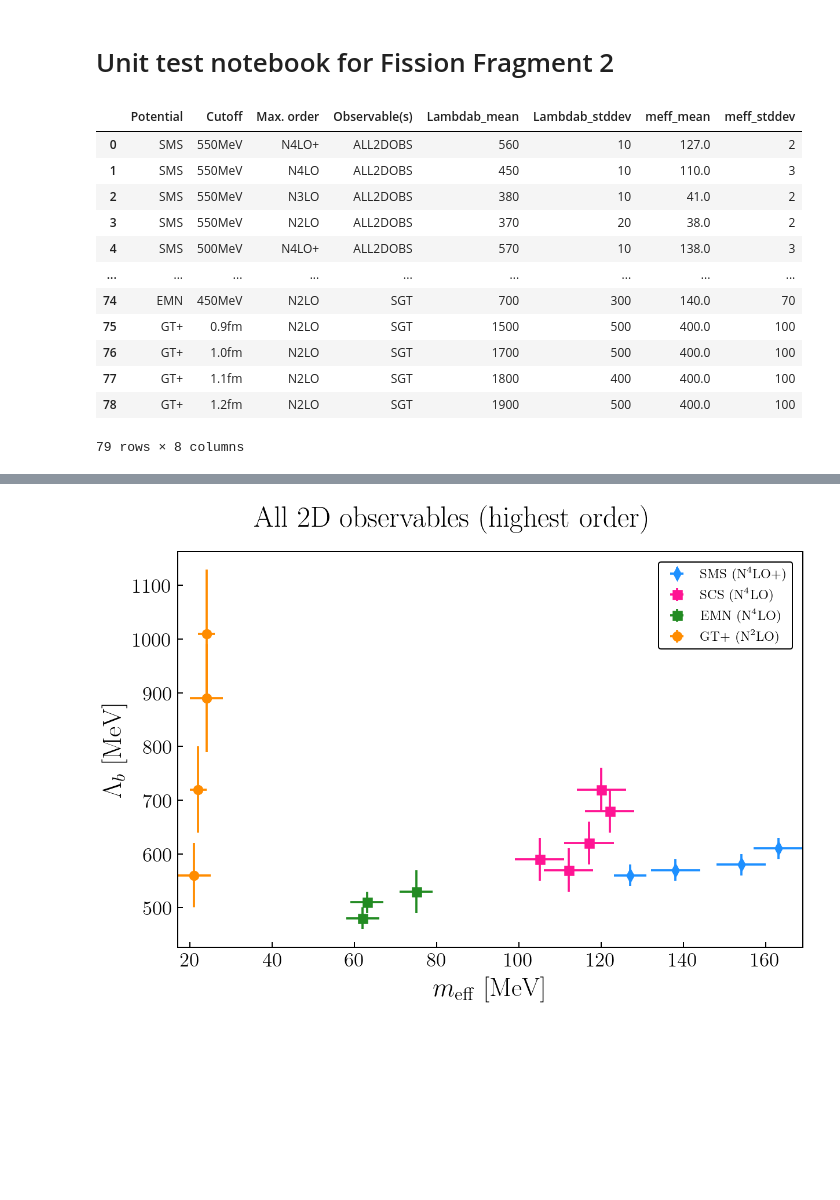
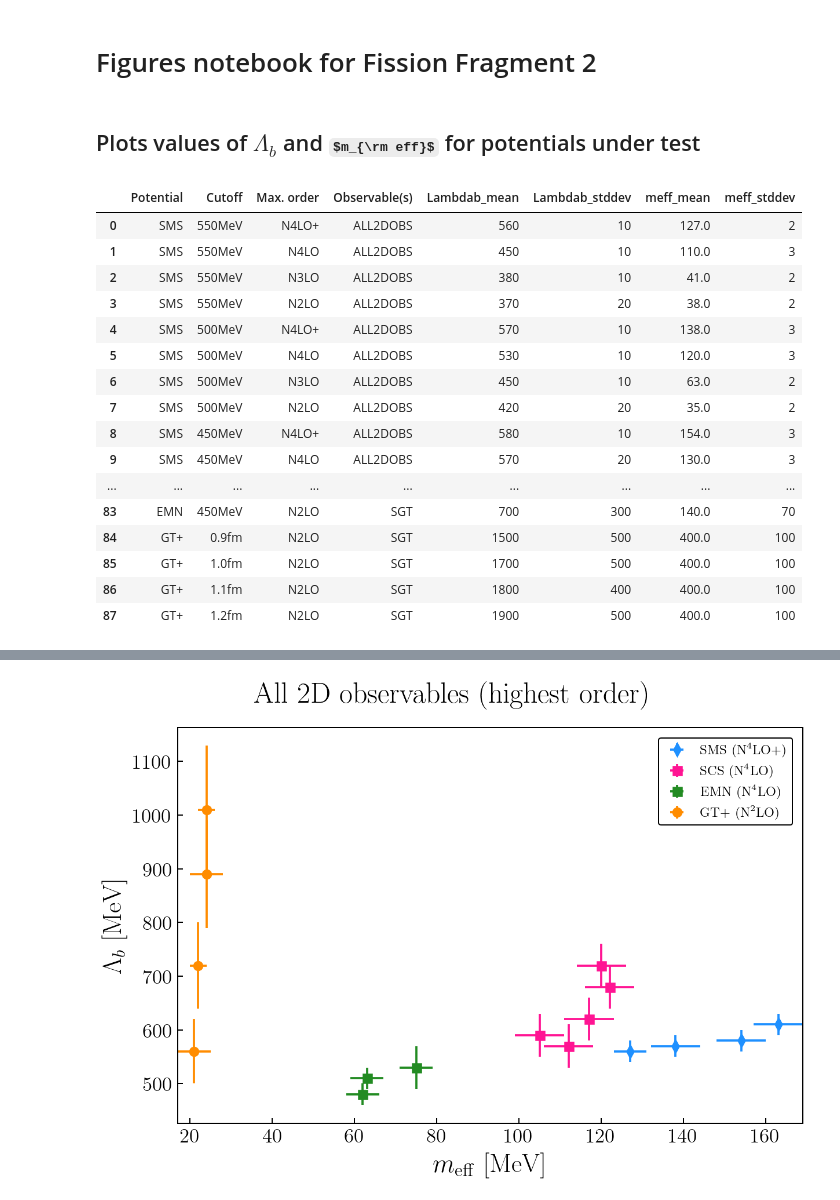
Before and after one commit to buqeye/modern_nn_potentials, a Jupyter notebook: notebooks/paper_figures_2.ipynb, the cells around one changed output, grey strips where cells are left out. Saved outputs shown, nothing was run; the diff lists cells and outputs as text; code cells hidden in the pictures; some formulas as TeX source; blank space fills up the shorter version.

```diff
--- a/notebooks/paper_figures_2.ipynb
+++ b/notebooks/paper_figures_2.ipynb
@@ -1,5 +1,5 @@
 # %% [markdown]
-# Unit test notebook for Fission Fragment 2
+# Figures notebook for Fission Fragment 2
 # %%
 from cheftgp.eft import *
 from cheftgp.gaussianprocess import *
@@ -24,18 +24,22 @@ mpl.rc(
         dpi=300,
         format="png",
     )
+# %% [markdown]
+## Plots values of $\Lambda_{b}$ and $m_{\rm eff}$ for potentials under test
 # %%
 import pandas as pd
 
+# creates a Pandas DataFrame object of information about Lambda_b and m_eff for different
+# observables and all possible scheme/scale combinations, and outputs as a table
 lambdab_meff_data = [
 ["SMS" , "550MeV" , "N4LO+" , "ALL2DOBS" , 560 , 10 , 127 , 2 ,],
 ["SMS" , "550MeV" , "N4LO" , "ALL2DOBS" , 450 , 10 , 110 , 3 ,],
 ["SMS" , "550MeV" , "N3LO" , "ALL2DOBS" , 380 , 10 , 41 , 2 ,],
 ["SMS" , "550MeV" , "N2LO" , "ALL2DOBS" , 370 , 20 , 38 , 2 ,],
 ["SMS" , "500MeV" , "N4LO+" , "ALL2DOBS" , 570 , 10 , 138 , 3 ,],
-# ["SMS" , "500MeV" , "N4LO" , , , , ,],
-# ["SMS" , "500MeV" , "N3LO" , , , , ,],
-# ["SMS" , "500MeV" , "N2LO" , , , , ,],
+["SMS" , "500MeV" , "N4LO" , "ALL2DOBS" , 530 , 10 , 120 , 3 ,],
+["SMS" , "500MeV" , "N3LO" , "ALL2DOBS" , 450 , 10 , 63 , 2 ,],
+["SMS" , "500MeV" , "N2LO" , "ALL2DOBS" , 420 , 20 , 35 , 2 ,],
 ["SMS" , "450MeV" , "N4LO+" , "ALL2DOBS" , 580 , 10 , 154 , 3 ,],
 ["SMS" , "450MeV" , "N4LO" , "ALL2DOBS" , 570 , 20 , 130 , 3 ,],
 ["SMS" , "450MeV" , "N3LO" , "ALL2DOBS" , 460 , 20 , 95 , 4 ,],
@@ -63,8 +67,8 @@ lambdab_meff_data = [
 ["EMN" , "550MeV" , "N3LO" , "ALL2DOBS" , 380 , 10 , 41 , 2 ,],
 ["EMN" , "550MeV" , "N2LO" , "ALL2DOBS" , 420 , 20 , 5 , 1 ,],
 ["EMN" , "500MeV" , "N4LO" , "ALL2DOBS" , 510 , 10 , 63 , 2 ,],
-# ["EMN" , "500MeV" , "N3LO" , , , , ,],
-# ["EMN" , "500MeV" , "N2LO" , , , , ,],
+["EMN" , "500MeV" , "N3LO" , "ALL2DOBS" , 380 , 10 , 30 , 2 ,],
+["EMN" , "500MeV" , "N2LO" , "ALL2DOBS" , 420 , 20 , 18 , 2 ,],
 ["EMN" , "450MeV" , "N4LO" , "ALL2DOBS" , 480 , 10 , 62 , 2 ,],
 ["EMN" , "450MeV" , "N3LO" , "ALL2DOBS" , 400 , 10 , 36 , 2 ,],
 ["EMN" , "450MeV" , "N2LO" , "ALL2DOBS" , 410 , 20 , 15 , 2 ,],
@@ -81,19 +85,19 @@ lambdab_meff_data = [
 ["SMS" , "550MeV" , "N4LO+" , "SGT" , 900 , 100 , 320 , 50 ,],
 ["SMS" , "550MeV" , "N4LO" , "SGT" , 700 , 100 , 340 , 80 ,],
 ["SMS" , "550MeV" , "N3LO" , "SGT" , 700 , 100 , 300 , 100 ,],
-# ["SMS" , "550MeV" , "N2LO" , "SGT" ,  ,  ,  ,  ,],
+["SMS" , "550MeV" , "N2LO" , "SGT" , 1300 , 500 , 500 , 100 ,],
 ["SMS" , "500MeV" , "N4LO+" , "SGT" , 1100 , 100 , 370 , 60 ,],
 ["SMS" , "500MeV" , "N4LO" , "SGT" , 1000 , 200 , 390 , 90 ,],
 ["SMS" , "500MeV" , "N3LO" , "SGT" , 1100 , 300 , 400 , 200 ,],
-# ["SMS" , "500MeV" , "N2LO" , , , , ,],
+["SMS" , "500MeV" , "N2LO" , "SGT" , 1700 , 500 , 500 , 100 ,],
 ["SMS" , "450MeV" , "N4LO+" , "SGT" , 1100 , 200 , 440 , 70 ,],
 ["SMS" , "450MeV" , "N4LO" , "SGT" , 1000 , 200 , 460 , 90 ,],
 ["SMS" , "450MeV" , "N3LO" , "SGT" , 900 , 200 , 480 , 90 ,],
-# ["SMS" , "450MeV" , "N2LO" , "SGT" ,  ,  ,  ,  ,],
+["SMS" , "450MeV" , "N2LO" , "SGT" , 1900 , 500 , 400 , 100 ,],
 ["SMS" , "400MeV" , "N4LO+" , "SGT" , 1000 , 200 , 430 , 60 ,],
 ["SMS" , "400MeV" , "N4LO" , "SGT" , 800 , 200 , 400 , 70 ,],
 ["SMS" , "400MeV" , "N3LO" , "SGT" , 700 , 100 , 400 , 90 ,],
-# ["SMS" , "400MeV" , "N2LO" , "SGT" ,  ,  ,  ,  ,],
+["SMS" , "400MeV" , "N2LO" , "SGT" , 1900 , 400 , 200 , 200 ,],
 ["SCS" , "0.8fm" , "N4LO" , "SGT" , 700 , 100 , 250 , 60 ,],
 ["SCS" , "0.8fm" , "N3LO" , "SGT" , 700 , 200 , 200 , 100 ,],
 ["SCS" , "0.8fm" , "N2LO" , "SGT" , 1100 , 500 , 400 , 100 ,],
@@ -113,39 +117,45 @@ lambdab_meff_data = [
 ["EMN" , "550MeV" , "N3LO" , "SGT" , 800 , 200 , 130 , 50 ,],
 ["EMN" , "550MeV" , "N2LO" , "SGT" , 900 , 400 , 150 , 90 ,],
 ["EMN" , "500MeV" , "N4LO" , "SGT" , 1300 , 300 , 210 , 50 ,],
 ["EMN" , "500MeV" , "N3LO" , "SGT" , 800 , 200 , 120 , 40 ,],
 ["EMN" , "500MeV" , "N2LO" , "SGT" , 800 , 300 , 140 , 70 ,],
 ["EMN" , "450MeV" , "N4LO" , "SGT" , 900 , 200 , 150 , 30 ,],
 ["EMN" , "450MeV" , "N3LO" , "SGT" , 700 , 200 , 120 , 30 ,],
 ["EMN" , "450MeV" , "N2LO" , "SGT" , 700 , 300 , 140 , 70 ,],
 ["GT+" , "0.9fm" , "N2LO" , "SGT" , 1500 , 500 , 400 , 100 ,],
 ["GT+" , "1.0fm" , "N2LO" , "SGT" , 1700 , 500 , 400 , 100 ,],
 ["GT+" , "1.1fm" , "N2LO" , "SGT" , 1800, 400 , 400, 100 ,],
 ["GT+" , "1.2fm" , "N2LO" , "SGT" , 1900, 500 , 400 , 100 ,],
 # ["Norfolk" , "(0.8,0.6)fm" , "N2LO" , , , , ,],
 # ["Norfolk" , "(1.0,0.7)fm" , "N2LO" , , , , ,],
 # ["Norfolk" , "(1.2,0.8)fm" , "N2LO" , , , , ,],
 # ["GO" , "500MeV" , "N2LO" , , , , ,],
 # ["GO" , "450MeV" , "N2LO" , , , , ,],
 ]
 
 lambda_meff_df = pd.DataFrame(lambdab_meff_data,
         columns = ["Potential", "Cutoff", "Max. order", "Observable(s)",
                    "Lambdab_mean", "Lambdab_stddev", "meff_mean", "meff_stddev"])
 
-lambda_meff_df
+pd.set_option('display.max_rows', len(lambda_meff_df))
+display(lambda_meff_df)
+pd.reset_option('display.max_rows')
 # %% [output]
 |  | Potential | Cutoff | Max. order | Observable(s) | Lambdab_mean | Lambdab_stddev | meff_mean | meff_stddev |
 | 0 | SMS | 550MeV | N4LO+ | ALL2DOBS | 560 | 10 | 127.0 | 2 |
 | 1 | SMS | 550MeV | N4LO | ALL2DOBS | 450 | 10 | 110.0 | 3 |
 | 2 | SMS | 550MeV | N3LO | ALL2DOBS | 380 | 10 | 41.0 | 2 |
 | 3 | SMS | 550MeV | N2LO | ALL2DOBS | 370 | 20 | 38.0 | 2 |
 | 4 | SMS | 500MeV | N4LO+ | ALL2DOBS | 570 | 10 | 138.0 | 3 |
+| 5 | SMS | 500MeV | N4LO | ALL2DOBS | 530 | 10 | 120.0 | 3 |
+| 6 | SMS | 500MeV | N3LO | ALL2DOBS | 450 | 10 | 63.0 | 2 |
+| 7 | SMS | 500MeV | N2LO | ALL2DOBS | 420 | 20 | 35.0 | 2 |
+| 8 | SMS | 450MeV | N4LO+ | ALL2DOBS | 580 | 10 | 154.0 | 3 |
+| 9 | SMS | 450MeV | N4LO | ALL2DOBS | 570 | 20 | 130.0 | 3 |
 | ... | ... | ... | ... | ... | ... | ... | ... | ... |
-| 74 | EMN | 450MeV | N2LO | SGT | 700 | 300 | 140.0 | 70 |
-| 75 | GT+ | 0.9fm | N2LO | SGT | 1500 | 500 | 400.0 | 100 |
-| 76 | GT+ | 1.0fm | N2LO | SGT | 1700 | 500 | 400.0 | 100 |
-| 77 | GT+ | 1.1fm | N2LO | SGT | 1800 | 400 | 400.0 | 100 |
-| 78 | GT+ | 1.2fm | N2LO | SGT | 1900 | 500 | 400.0 | 100 |
+| 83 | EMN | 450MeV | N2LO | SGT | 700 | 300 | 140.0 | 70 |
+| 84 | GT+ | 0.9fm | N2LO | SGT | 1500 | 500 | 400.0 | 100 |
+| 85 | GT+ | 1.0fm | N2LO | SGT | 1700 | 500 | 400.0 | 100 |
+| 86 | GT+ | 1.1fm | N2LO | SGT | 1800 | 400 | 400.0 | 100 |
+| 87 | GT+ | 1.2fm | N2LO | SGT | 1900 | 500 | 400.0 | 100 |
-79 rows × 8 columns
 # %%
```
Also changed, not shown: parts of 35 cells of this notebook, 4 other files.
